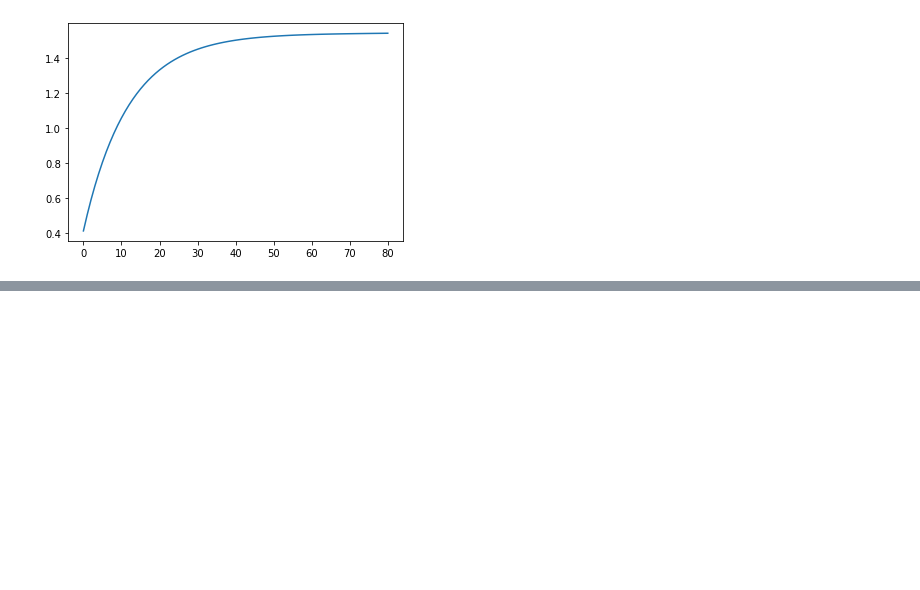
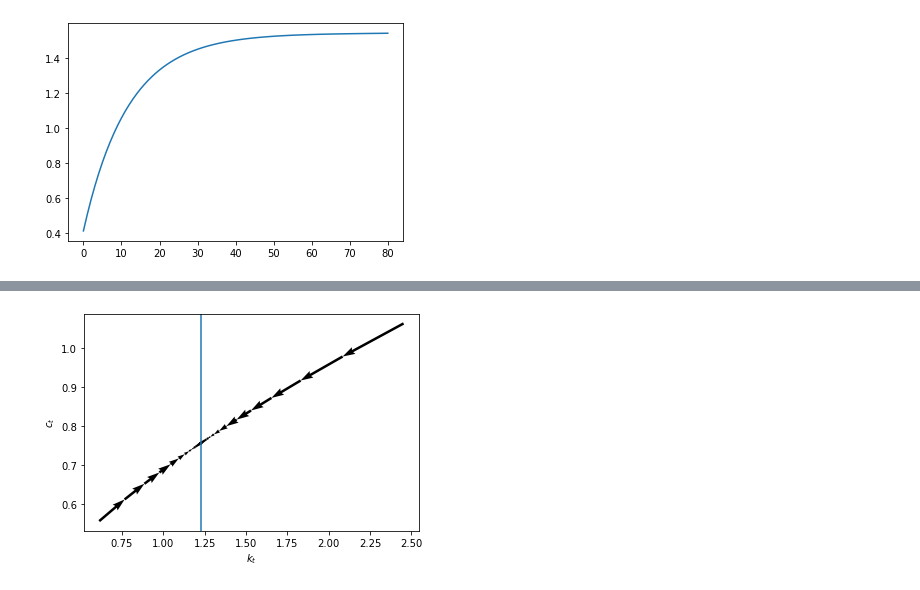
Before and after one commit to kenjisato/hasumi-book, a Jupyter notebook: 2-4-Ramsey.ipynb, the cells around one changed output, grey strips where cells are left out. Saved outputs shown, nothing was run; the diff lists cells and outputs as text; code cells hidden in the pictures; blank space fills up the shorter version.

```diff
--- a/2-4-Ramsey.ipynb
+++ b/2-4-Ramsey.ipynb
@@ -162,0 +211,21 @@ plt.plot(c_sol)
+# %%
+k_sol_above, c_sol_above = \
+    solve_optimal_growth(EK, EC, ss_hasumi[0]*2, ss_hasumi[1], params, 30)
+# %%
+plt.quiver(k_sol_below[:-1], c_sol_below[:-1],
+           k_sol_below[1:] - k_sol_below[:-1],
+           c_sol_below[1:] - c_sol_below[:-1],
+           scale_units='xy', angles='xy', scale=1)
+
+plt.quiver(k_sol_above[:-1], c_sol_above[:-1],
+           k_sol_above[1:] - k_sol_above[:-1],
+           c_sol_above[1:] - c_sol_above[:-1],
+           scale_units='xy', angles='xy', scale=1)
+
+plt.axvline(x=ss_hasumi[0])
+
+plt.xlabel(r"$k_{t}$")
+plt.ylabel(r"$c_{t}$")
+plt.show()
+# %% [output]
+[figure, added]
```
Also changed, not shown: parts of 14 cells of this notebook.
